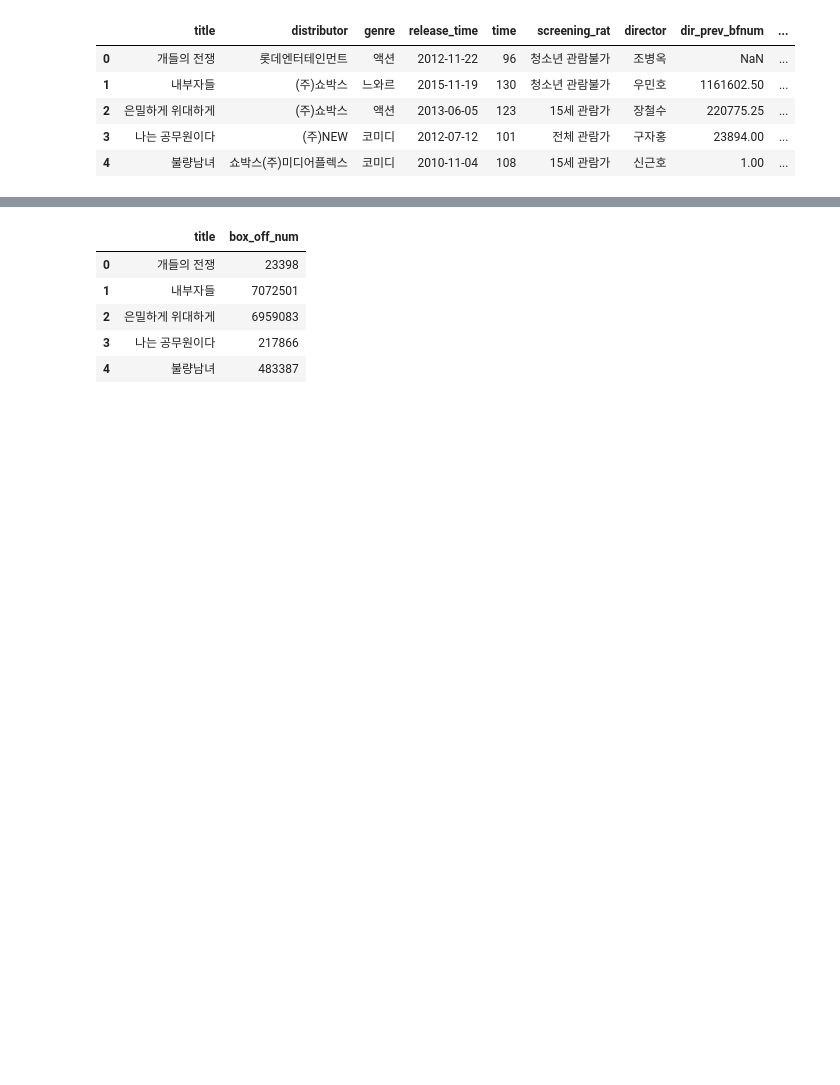
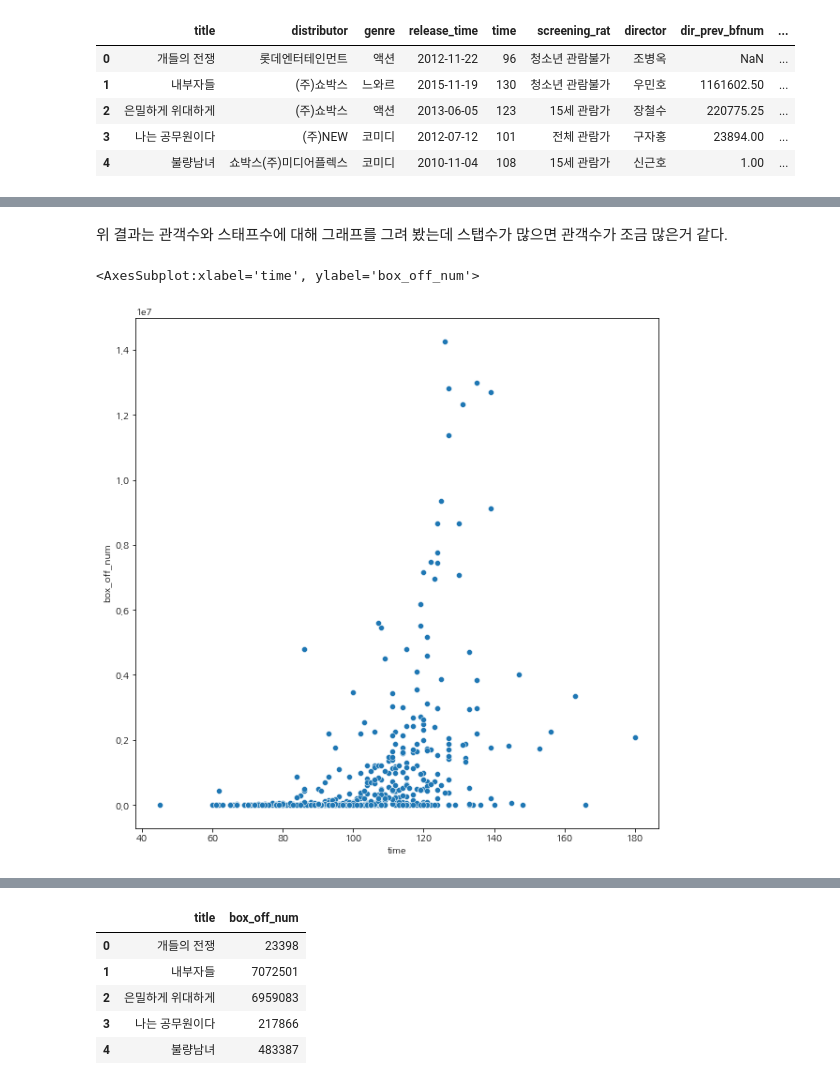
Before and after one commit to choiuikang/contest, a Jupyter notebook: dacon/The_number_of_movie_viewers.ipynb, the cells around one changed output, grey strips where cells are left out. Saved outputs shown, nothing was run; the diff lists cells and outputs as text; code cells hidden in the pictures; blank space fills up the shorter version.

```diff
--- a/dacon/The_number_of_movie_viewers.ipynb
+++ b/dacon/The_number_of_movie_viewers.ipynb
@@ -64,0 +90,8 @@ train.sort_values(ascending = False,by = 'box_off_num').head(20)
+# %% [markdown]
+위 결과는 관객수와 스태프수에 대해 그래프를 그려 봤는데 스탭수가 많으면 관객수가 조금 많은거 같다.
+# %%
+plt.figure(figsize=[10,10])
+sns.scatterplot(data=train, x='time', y = 'box_off_num')
+# %% [output]
+<AxesSubplot:xlabel='time', ylabel='box_off_num'>
+[figure, added]
```
Also changed, not shown: parts of 20 cells of this notebook.
